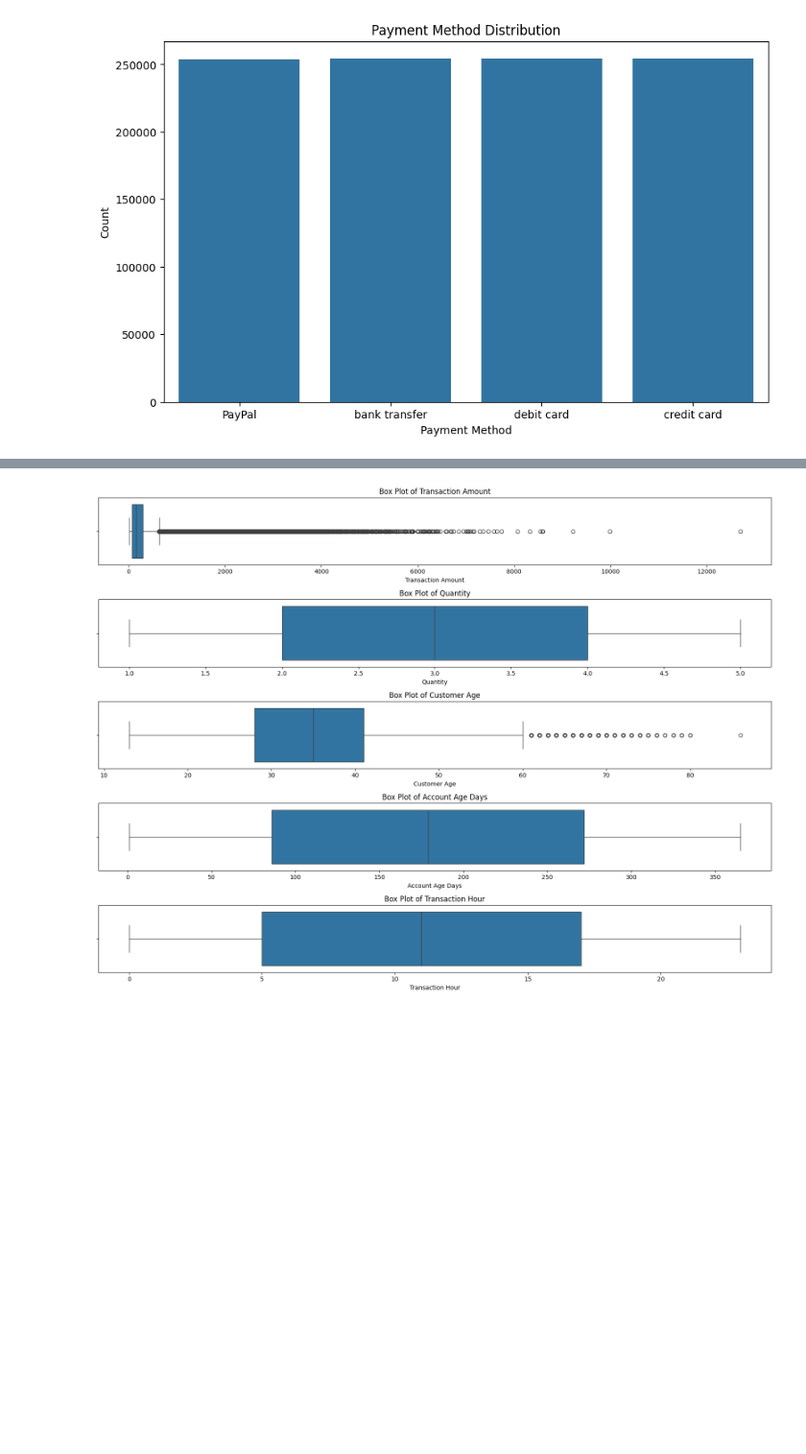
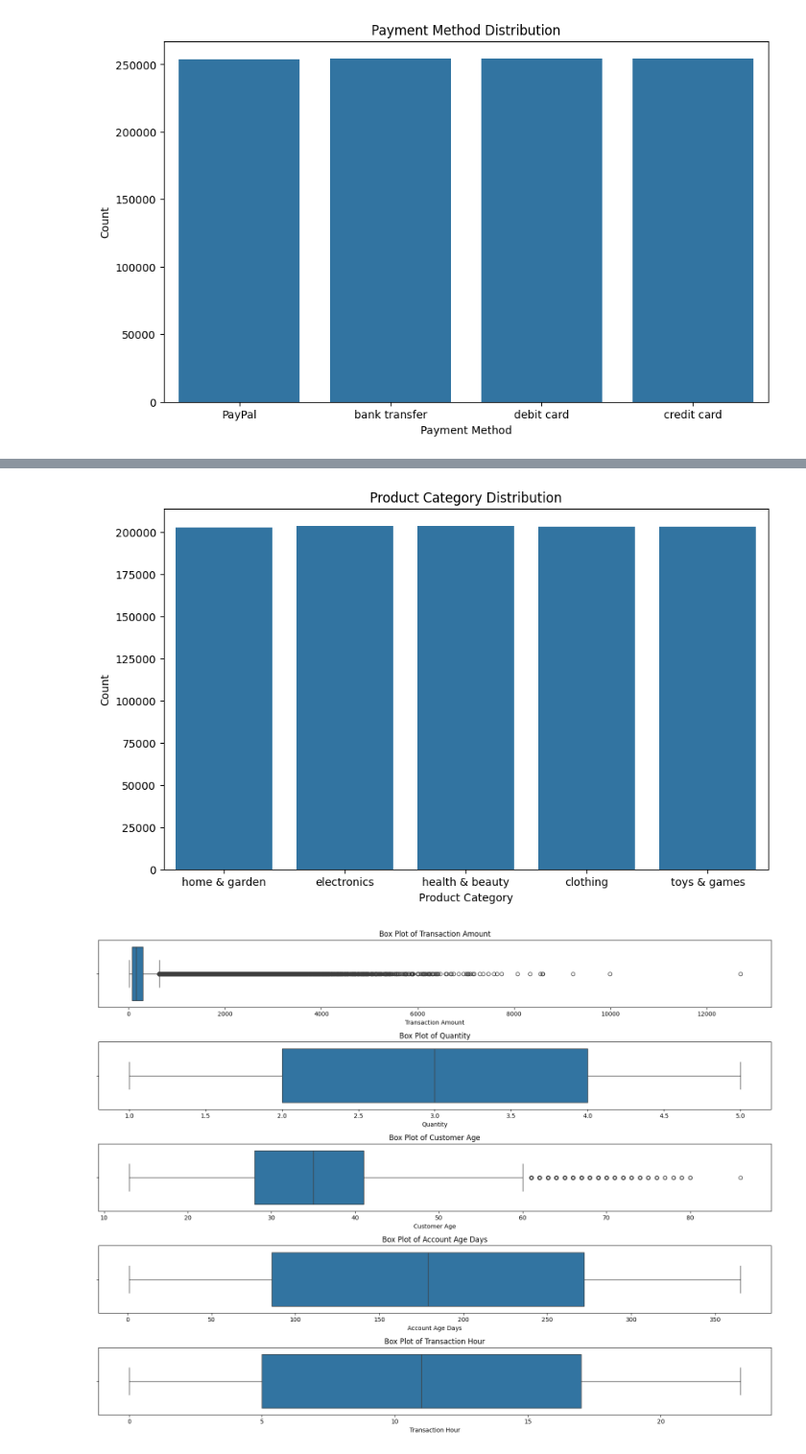
Before and after one commit to shawncch/bt4012_Group28, a Jupyter notebook: Group28_BT4012_EDA.ipynb, the cells around one changed output, grey strips where cells are left out. Shown: that part at 96% size. Drawn from its saved outputs; the diff is of its cells as text; code cells hidden in the pictures; blank space fills up the shorter version.

```diff
--- a/Group28_BT4012_EDA.ipynb
+++ b/Group28_BT4012_EDA.ipynb
@@ -243,3 +253,13 @@ plt.show()
+# %%
+# Product Category Distribution
+plt.figure(figsize=(10, 6))
+sns.countplot(data=train, x='Product Category')
+plt.title('Product Category Distribution')
+plt.xlabel('Product Category')
+plt.ylabel('Count')
+plt.show()
+# %% [output]
+[figure, added]
 # %%
 features = ['Transaction Amount', 'Quantity', 'Customer Age', 'Account Age Days', 'Transaction Hour']
 
```
Also changed, not shown: parts of 1 cell of this notebook.
